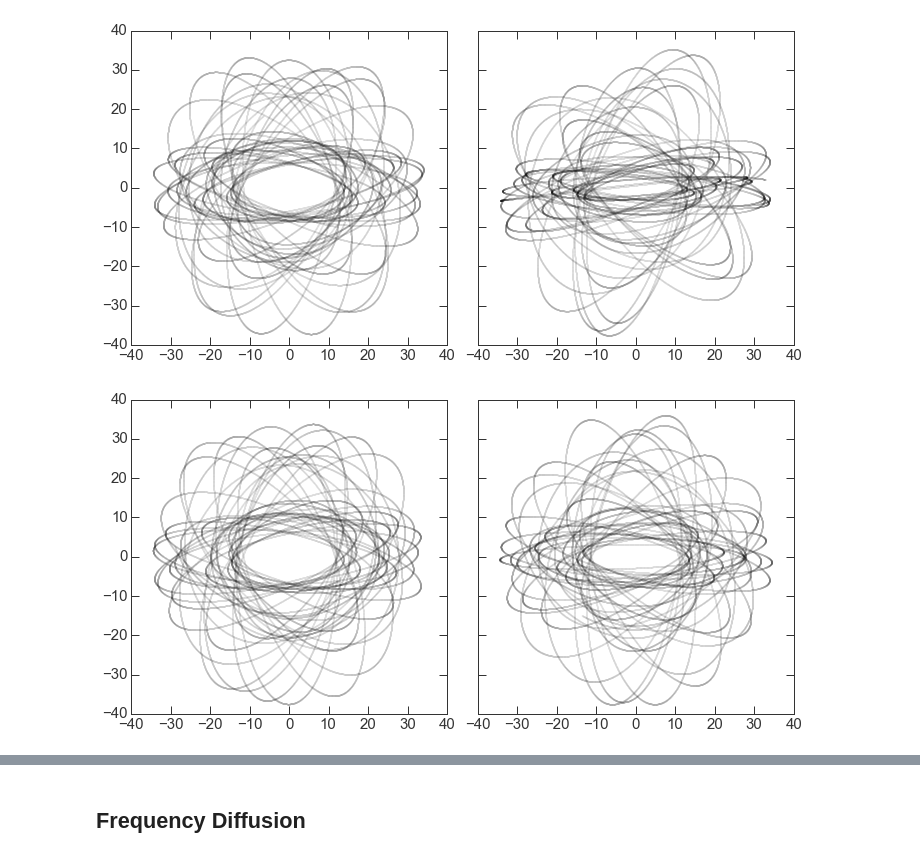
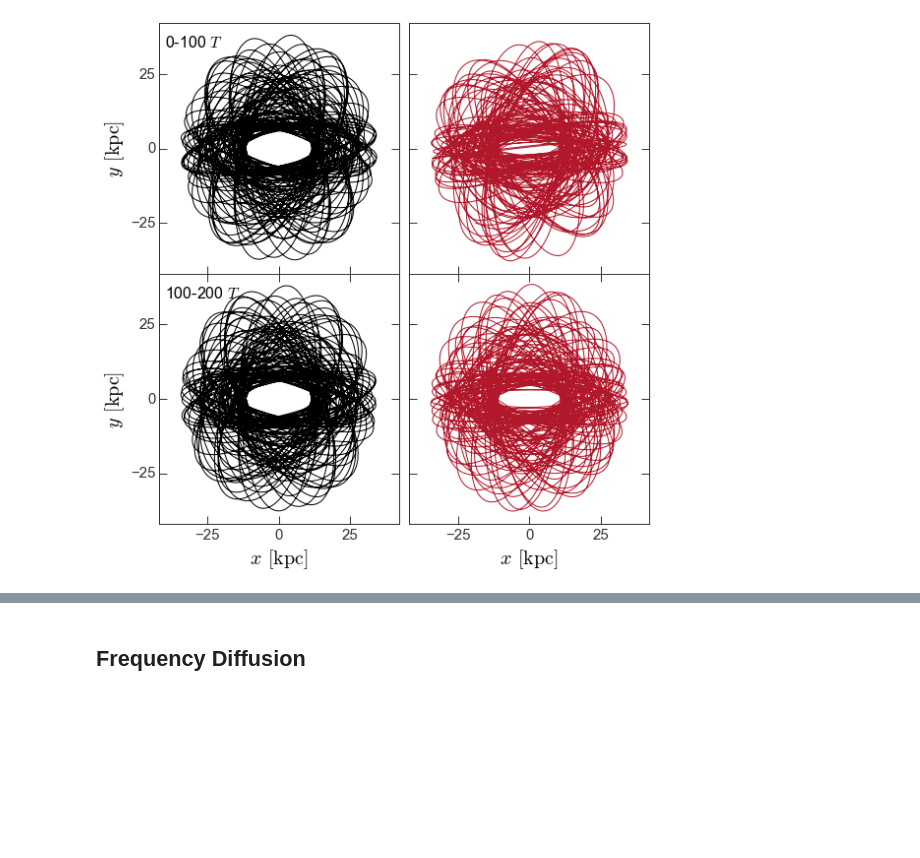
Before and after one commit to adrn/StreamMorphology, a Jupyter notebook: notebooks/Figure - two orbits.ipynb, the cells around one changed output, grey strips where cells are left out. Drawn from its saved outputs; the diff is of its cells as text; code cells hidden in the pictures; blank space fills up the shorter version.

```diff
--- a/notebooks/Figure - two orbits.ipynb
+++ b/notebooks/Figure - two orbits.ipynb
@@ -30,3 +65,0 @@ potential = potential_registry['triaxial-NFW']
-# %%
-t = np.load("/Users/adrian/projects/gary/test-data/naff/t.npy")
-w = np.load("/Users/adrian/projects/gary/test-data/naff/w.npy")
@@ -36,18 +66,40 @@ np.savetxt("/Users/adrian/projects/gary/test-data/naff/chaotic.dat", np.vstack((
-# %%
-fig,axes = plt.subplots(1,2,figsize=(10,5),sharex=True,sharey=True)
-
-for i in range(2):
-    axes[i].plot(w[:100000,i,0], w[:100000,i,1], marker='.', linestyle='none', alpha=0.025)
-
-fig.tight_layout()
-# %% [output]
-[figure, removed]
-# %%
-fig,axes = plt.subplots(1,2,figsize=(10,5),sharex=True,sharey=True)
-
-for i in range(2):
-    axes[i].plot(w[-100000:,i,0], w[-100000:,i,1], marker='.', linestyle='none', alpha=0.025)
-
-fig.tight_layout()
-# %% [output]
-[figure, removed]
+# %%
+fig,axes = plt.subplots(2,2,figsize=(8,8),sharex=True,sharey=True)
+
+ix = (0,1) # x,y
+# ix = (1,2) # y,z
+nplot = int(100*T.max()/dt)
+
+for i in range(2):
+    axes[0,i].plot(w[:nplot,i,ix[0]], w[:nplot,i,ix[1]],
+                   marker=None, linestyle='-', alpha=1., c=cs[i])
+    axes[1,i].plot(w[nplot:2*nplot,i,ix[0]], w[nplot:2*nplot,i,ix[1]],
+                   marker=None, linestyle='-', alpha=1., c=cs[i])
+
+    axes[0,i].set_xticks([-25,0,25])
+    axes[1,i].set_xticks([-25,0,25])
+    axes[0,i].set_yticks([-25,0,25])
+    axes[1,i].set_yticks([-25,0,25])
+
+#     axes[0,i].plot(w[:nplot,i,ix[0]], w[:nplot,i,ix[1]],
+#                    marker='.', linestyle='none', alpha=0.1, c=cs[i])
+#     axes[1,i].plot(w[-nplot:,i,ix[0]], w[-nplot:,i,ix[1]],
+#                    marker='.', linestyle='none', alpha=0.1, c=cs[i])
+
+axes[0,0].set_xlim(-42,42)
+axes[0,0].set_ylim(-42,42)
+
+axes[0,0].text(-40, 34, r"0-100 $T$", fontsize=16)
+axes[1,0].text(-40, 34, r"100-200 $T$", fontsize=16)
+
+axes[0,0].set_ylabel(r"$y \, [{\rm kpc}]$", fontsize=20)
+axes[1,0].set_ylabel(r"$y \, [{\rm kpc}]$", fontsize=20)
+axes[1,0].set_xlabel(r"$x \, [{\rm kpc}]$", fontsize=20)
+axes[1,1].set_xlabel(r"$x \, [{\rm kpc}]$", fontsize=20)
+
+fig.tight_layout()
+fig.subplots_adjust(hspace=0.)
+
+# fig.savefig("/Users/adrian/papers/papers/stream-morphology/figures/two-orbits.pdf")
+# %% [output]
+[figure, added]
```
Also changed, not shown: parts of 60 cells of this notebook, 3 other files.
